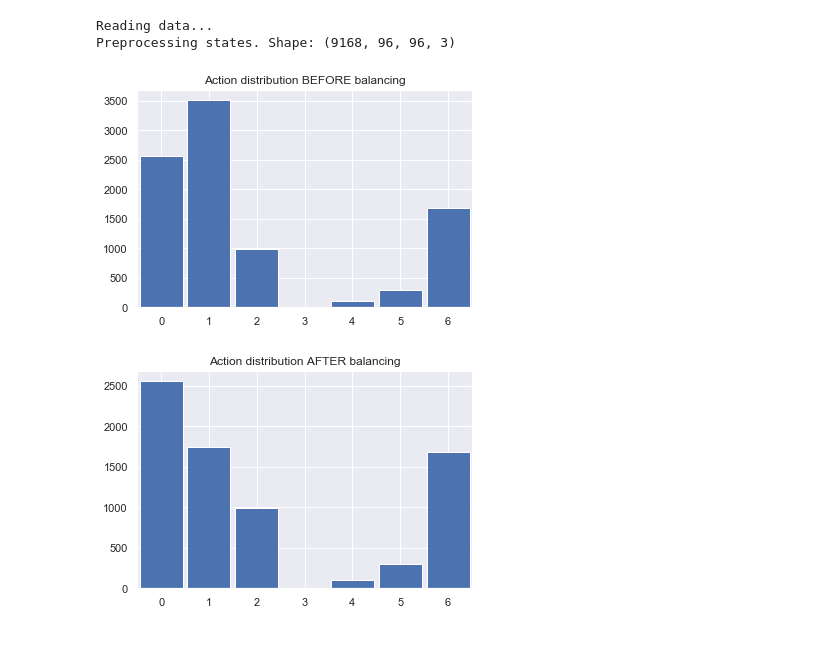
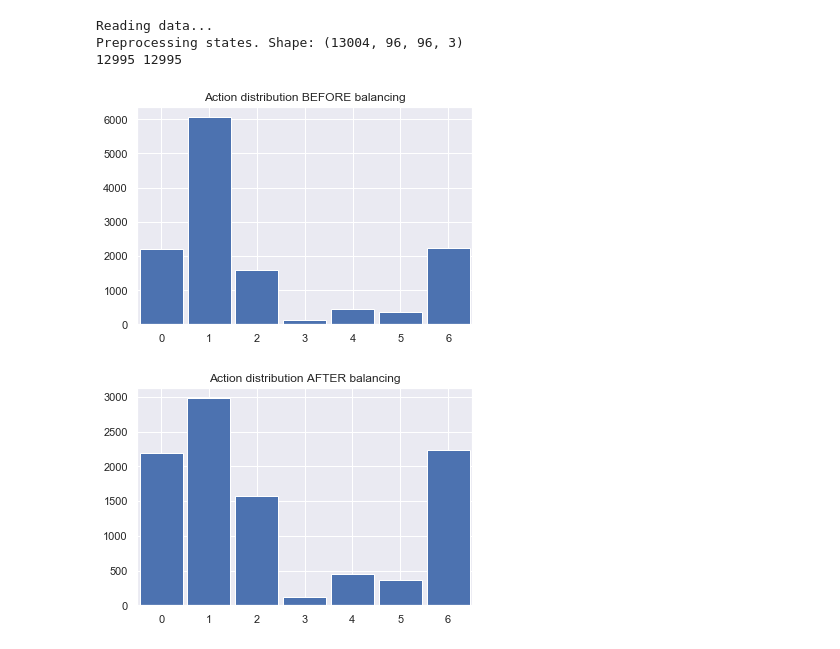
Before and after one commit to AvoyDatta/ImitationRacer, a Jupyter notebook: src/lstm_tests.ipynb, the cells around one changed output. Saved outputs shown, nothing was run; the diff lists cells and outputs as text; code cells hidden in the pictures.

```diff
--- a/src/lstm_tests.ipynb
+++ b/src/lstm_tests.ipynb
@@ -17,27 +17,28 @@ from agent import Agent
 import gym
 from train_agent import *
 # %%
-data_path = '../data/avoy/'
+data_path = '../data/one/'
 
 
 X, y = read_data(data_path)
-X_pp, y_pp = preprocess_data(X, y, hist_len=30, shuffle=False)
+X_pp, y_pp = preprocess_data(X, y, hist_len=10, shuffle=False)
 
 # Plot action histogram. JUST FOR DEBUGGING.
 plot_action_histogram(y_pp, 'Action distribution BEFORE balancing')
 # Balance samples. Gets hide of 50% of the most common action (accelerate)
-X_pp, y_pp = utils.balance_actions(X_pp, y_pp, 0.5)
+X_pp, y_pp = utils.reduce_accelerate(X_pp, y_pp, 0.5)
 # Plot action histogram. JUST FOR DEBUGGING.
 plot_action_histogram(y_pp, 'Action distribution AFTER balancing')
 # Plot some random states before and after preprocessing. JUST FOR DEBUGGING.
 # Requires to run the above fucntion with hist_len=1, shuffle=False.
 # plot_states(X_pp, X)
 # Split data into training and validation:
 X_train, y_train, X_valid, y_valid = split_data(X_pp, y_pp, frac=.1)
 # %% [output]
 Reading data...
-Preprocessing states. Shape: (9168, 96, 96, 3)
+Preprocessing states. Shape: (13004, 96, 96, 3)
+12995 12995
-[figure, old version]
+[figure, new version]
-[figure, old version]
+[figure, new version]
 # %%
 print(X_pp.shape)
```
Also changed, not shown: parts of 2 cells of this notebook, 3 other files.
